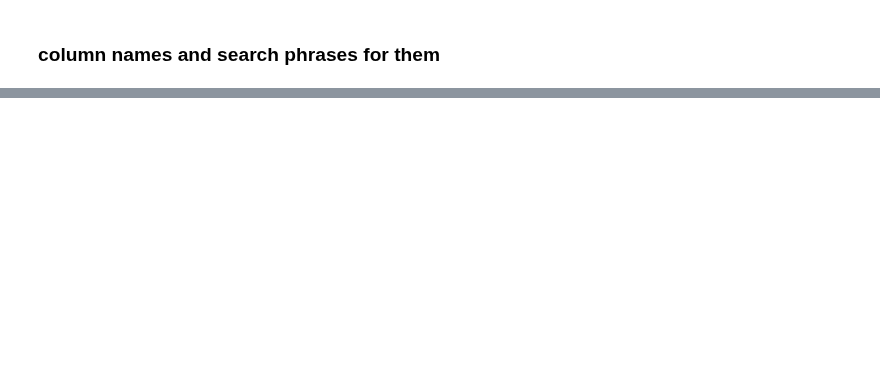
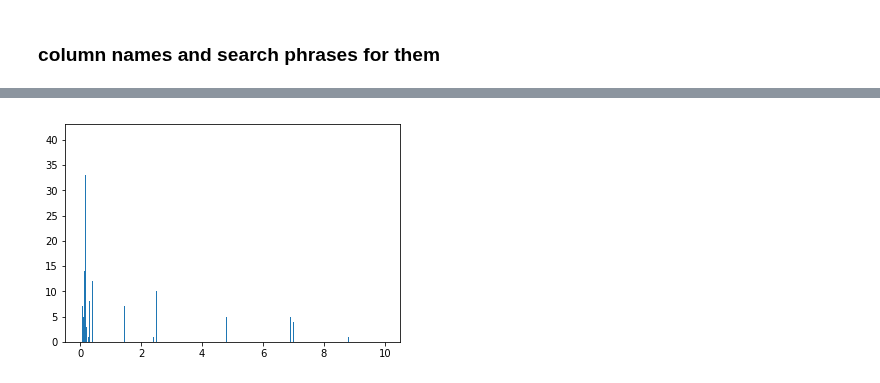
Before and after one commit to ruthpearson/CatHack, a Jupyter notebook: vet_compass/IK_0.3_lab_values.ipynb, the cells around one changed output, grey strips where cells are left out. Saved outputs shown, nothing was run; the diff lists cells and outputs as text; code cells hidden in the pictures; blank space fills up the shorter version.

```diff
--- a/vet_compass/IK_0.3_lab_values.ipynb
+++ b/vet_compass/IK_0.3_lab_values.ipynb
@@ -115,0 +130,5 @@ processing: leu with patter leu
+# %%
+_ = plt.hist(frameyframe, bins=np.arange(0,10,.01))
+plt.show()
+# %% [output]
+[figure, added]
```
Also changed, not shown: parts of 15 cells of this notebook.
